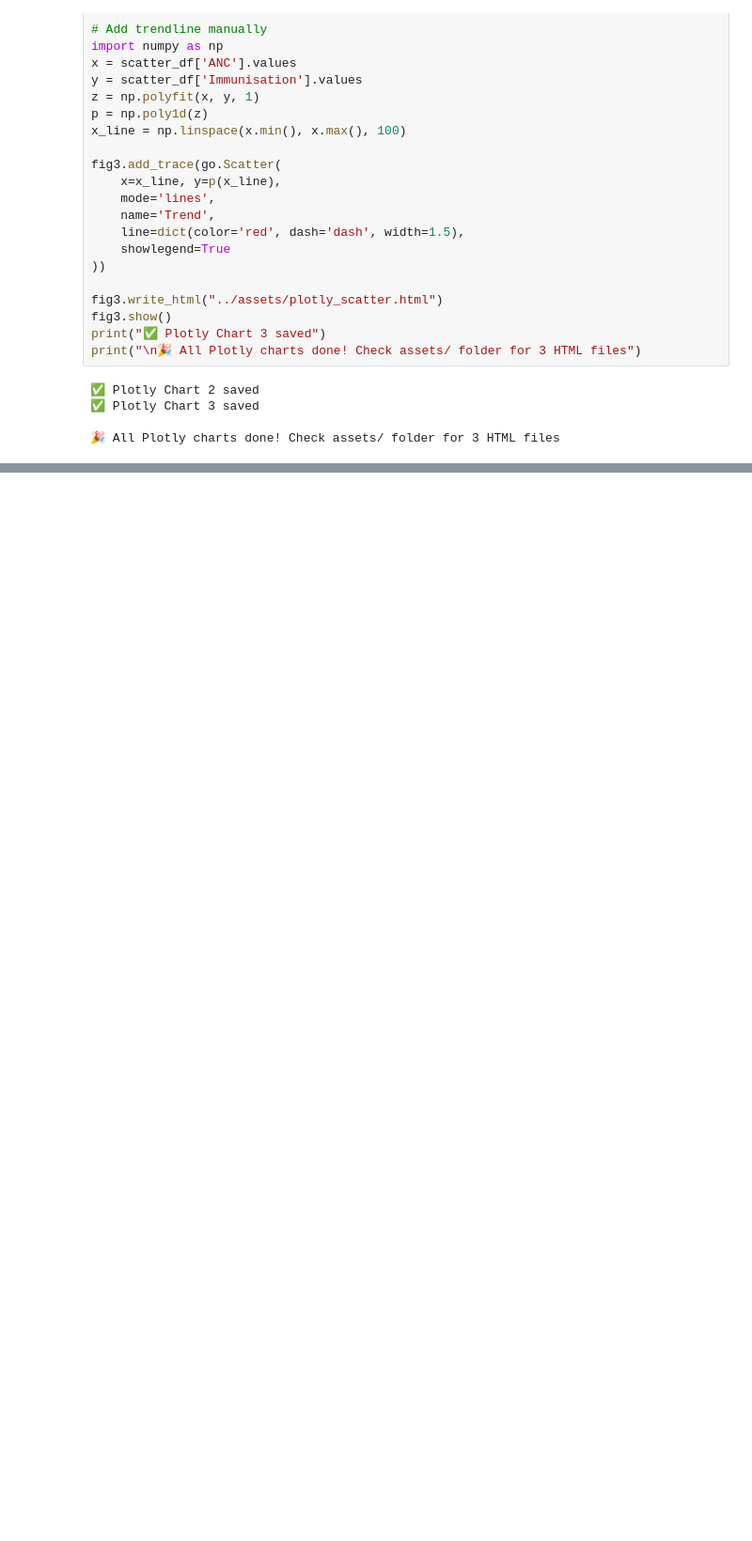
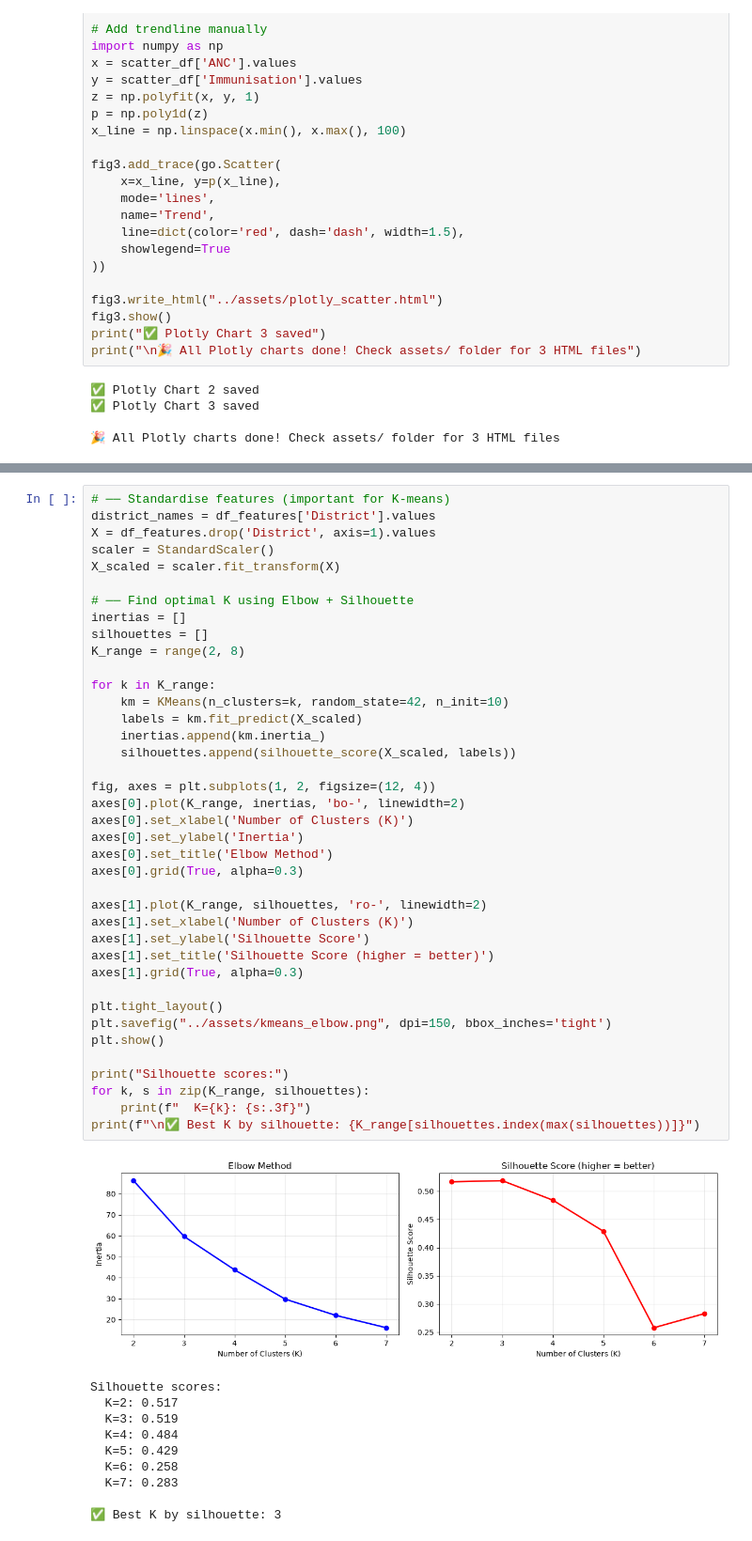
Before and after one commit to akaashdaniel/TN-Health-Dashboard, a Jupyter notebook: notebooks/01_data_exploration.ipynb, the cells around one changed output, grey strips where cells are left out. Shown at 94% size. Saved outputs shown, nothing was run; the diff lists cells and outputs as text; blank space fills up the shorter version.

Commit message:
Add K-means clustering (K=3) with radar chart and cluster profiles

```diff
--- a/notebooks/01_data_exploration.ipynb
+++ b/notebooks/01_data_exploration.ipynb
@@ -722,0 +785,50 @@ print("\n🎉 All Plotly charts done! Check assets/ folder for 3 HTML files")
+# %%
+# ── Standardise features (important for K-means)
+district_names = df_features['District'].values
+X = df_features.drop('District', axis=1).values
+scaler = StandardScaler()
+X_scaled = scaler.fit_transform(X)
+
+# ── Find optimal K using Elbow + Silhouette
+inertias = []
+silhouettes = []
+K_range = range(2, 8)
+
+for k in K_range:
+    km = KMeans(n_clusters=k, random_state=42, n_init=10)
+    labels = km.fit_predict(X_scaled)
+    inertias.append(km.inertia_)
+    silhouettes.append(silhouette_score(X_scaled, labels))
+
+fig, axes = plt.subplots(1, 2, figsize=(12, 4))
+axes[0].plot(K_range, inertias, 'bo-', linewidth=2)
+axes[0].set_xlabel('Number of Clusters (K)')
+axes[0].set_ylabel('Inertia')
+axes[0].set_title('Elbow Method')
+axes[0].grid(True, alpha=0.3)
+
+axes[1].plot(K_range, silhouettes, 'ro-', linewidth=2)
+axes[1].set_xlabel('Number of Clusters (K)')
+axes[1].set_ylabel('Silhouette Score')
+axes[1].set_title('Silhouette Score (higher = better)')
+axes[1].grid(True, alpha=0.3)
+
+plt.tight_layout()
+plt.savefig("../assets/kmeans_elbow.png", dpi=150, bbox_inches='tight')
+plt.show()
+
+print("Silhouette scores:")
+for k, s in zip(K_range, silhouettes):
+    print(f"  K={k}: {s:.3f}")
+print(f"\n✅ Best K by silhouette: {K_range[silhouettes.index(max(silhouettes))]}")
+# %% [output]
+[figure, added]
+Silhouette scores:
+  K=2: 0.517
+  K=3: 0.519
+  K=4: 0.484
+  K=5: 0.429
+  K=6: 0.258
+  K=7: 0.283
+
+✅ Best K by silhouette: 3
```
Also changed, not shown: parts of 5 cells of this notebook, 1 other file.
